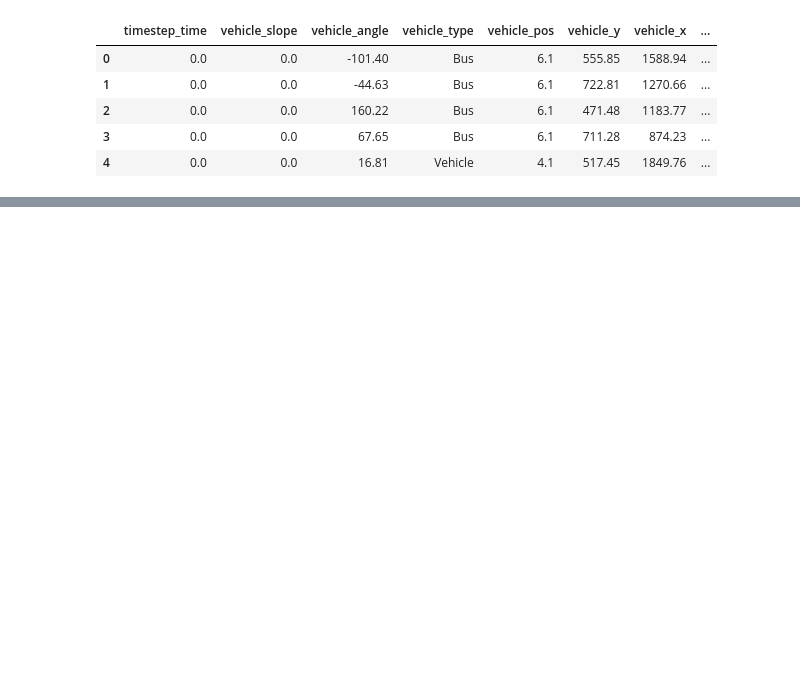
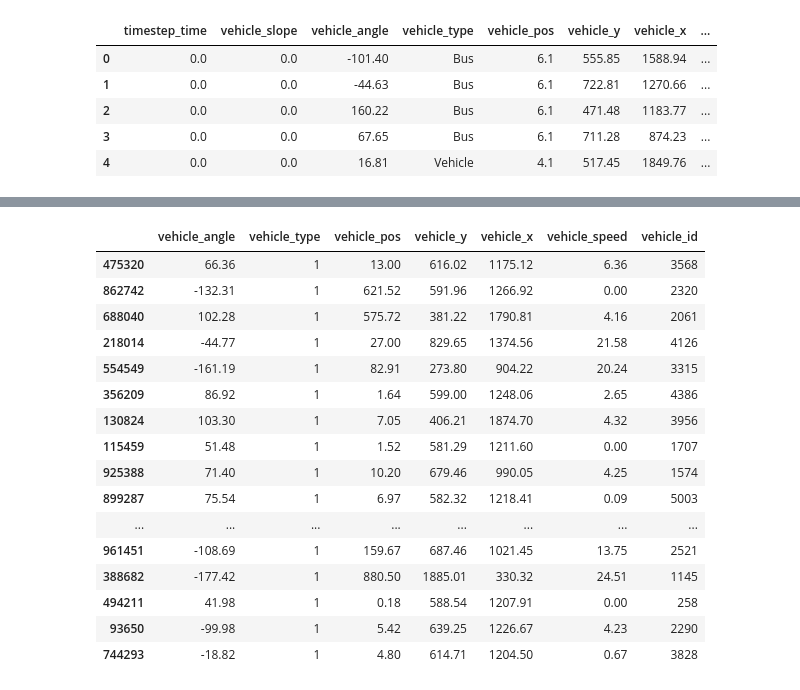
Before and after one commit to yatin9988/Lane_Predictor, a Jupyter notebook: Lane_Prediction.ipynb, the cells around one changed output, grey strips where cells are left out. Saved outputs shown, nothing was run; the diff lists cells and outputs as text; code cells hidden in the pictures; blank space fills up the shorter version.

```diff
--- a/Lane_Prediction.ipynb
+++ b/Lane_Prediction.ipynb
@@ -48,0 +185,2 @@ X = X.drop(labels=remove,axis=1)
+# %%
+le2.fit(X[categorical_columns[1]])
@@ -48,0 +219,20 @@ X = X.drop(labels=remove,axis=1)
+# %%
+X.head(50)
+# %% [output]
+|  | vehicle_angle | vehicle_type | vehicle_pos | vehicle_y | vehicle_x | vehicle_speed | vehicle_id |
+| 475320 | 66.36 | 1 | 13.00 | 616.02 | 1175.12 | 6.36 | 3568 |
+| 862742 | -132.31 | 1 | 621.52 | 591.96 | 1266.92 | 0.00 | 2320 |
+| 688040 | 102.28 | 1 | 575.72 | 381.22 | 1790.81 | 4.16 | 2061 |
+| 218014 | -44.77 | 1 | 27.00 | 829.65 | 1374.56 | 21.58 | 4126 |
+| 554549 | -161.19 | 1 | 82.91 | 273.80 | 904.22 | 20.24 | 3315 |
+| 356209 | 86.92 | 1 | 1.64 | 599.00 | 1248.06 | 2.65 | 4386 |
+| 130824 | 103.30 | 1 | 7.05 | 406.21 | 1874.70 | 4.32 | 3956 |
+| 115459 | 51.48 | 1 | 1.52 | 581.29 | 1211.60 | 0.00 | 1707 |
+| 925388 | 71.40 | 1 | 10.20 | 679.46 | 990.05 | 4.25 | 1574 |
+| 899287 | 75.54 | 1 | 6.97 | 582.32 | 1218.41 | 0.09 | 5003 |
+| ... | ... | ... | ... | ... | ... | ... | ... |
+| 961451 | -108.69 | 1 | 159.67 | 687.46 | 1021.45 | 13.75 | 2521 |
+| 388682 | -177.42 | 1 | 880.50 | 1885.01 | 330.32 | 24.51 | 1145 |
+| 494211 | 41.98 | 1 | 0.18 | 588.54 | 1207.91 | 0.00 | 258 |
+| 93650 | -99.98 | 1 | 5.42 | 639.25 | 1226.67 | 4.23 | 2290 |
+| 744293 | -18.82 | 1 | 4.80 | 614.71 | 1204.50 | 0.67 | 3828 |
```
Also changed, not shown: parts of 65 cells of this notebook, 3 other files.
